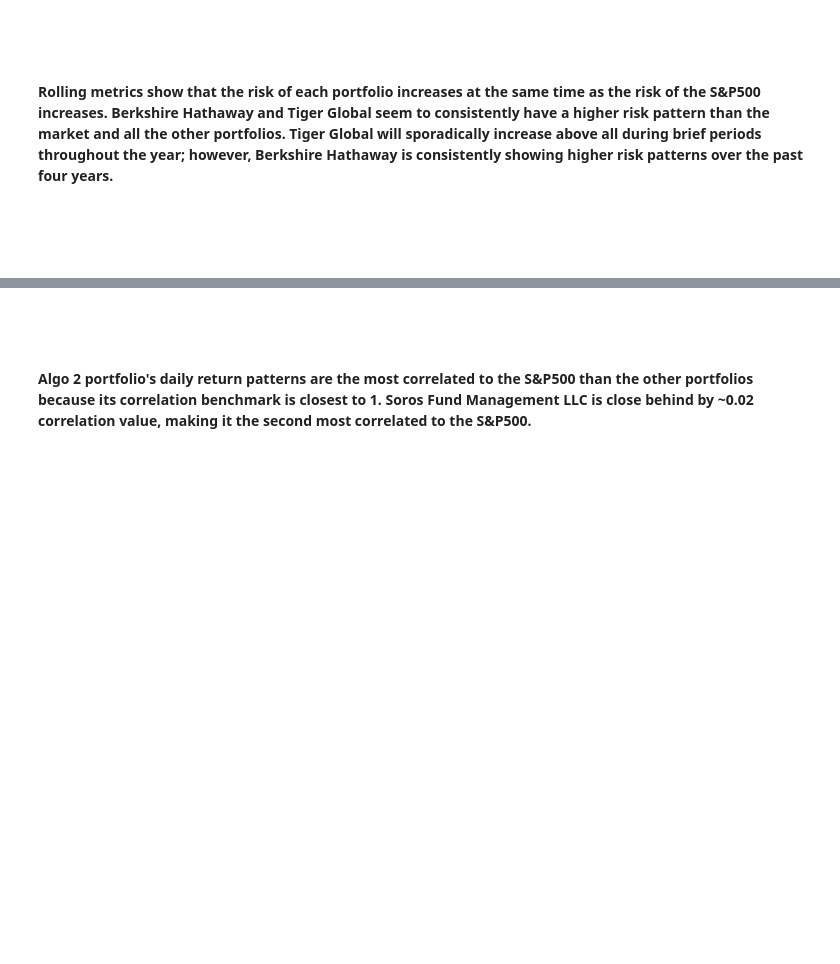
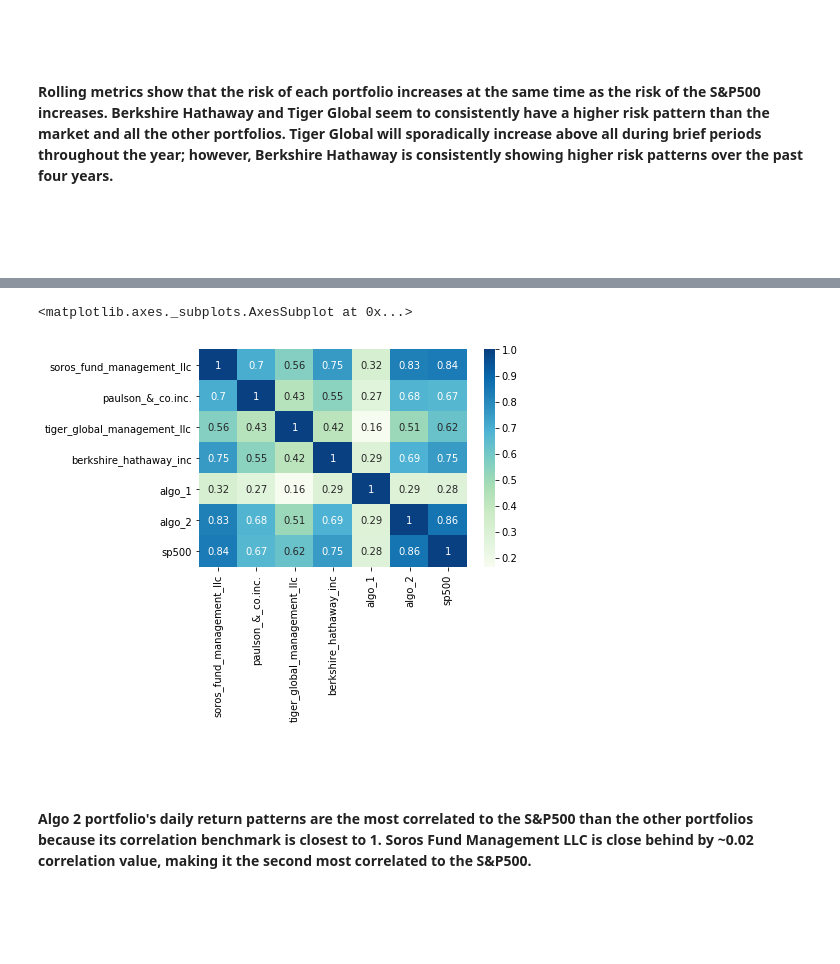
Before and after one commit to EmilianoAmador/Emiliano_Amador_a_whale_off_the_portfolio, a Jupyter notebook: whale_analysis.ipynb, the cells around one changed output, grey strips where cells are left out. Drawn from its saved outputs; the diff is of its cells as text; code cells hidden in the pictures; blank space fills up the shorter version.

```diff
--- a/whale_analysis.ipynb
+++ b/whale_analysis.ipynb
@@ -298,6 +339,6 @@ Text(0, 0.5, 'Standard Deviation')
 <br>
 # %%
 # Correlation between each Portfolio
-correlation = all_daily_returns.corr(method='pearson')
-correlation
+correlation = all_daily_returns.corr(method ='pearson')
+sns.heatmap(correlation, annot=True, cmap="GnBu")
 # %% [output]
@@ -312,3 +345,5 @@ correlation
+<matplotlib.axes._subplots.AxesSubplot at 0x...>
+[figure, added]
 # %% [markdown]
 <br>
 <br>
```
Also changed, not shown: parts of 5 cells of this notebook.
